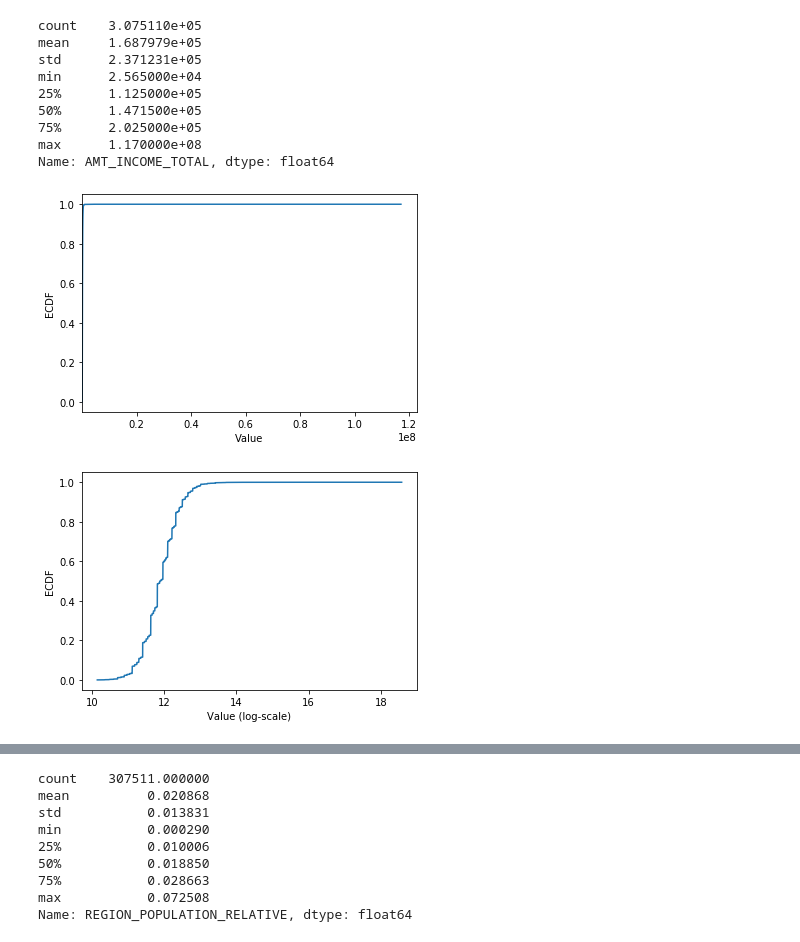
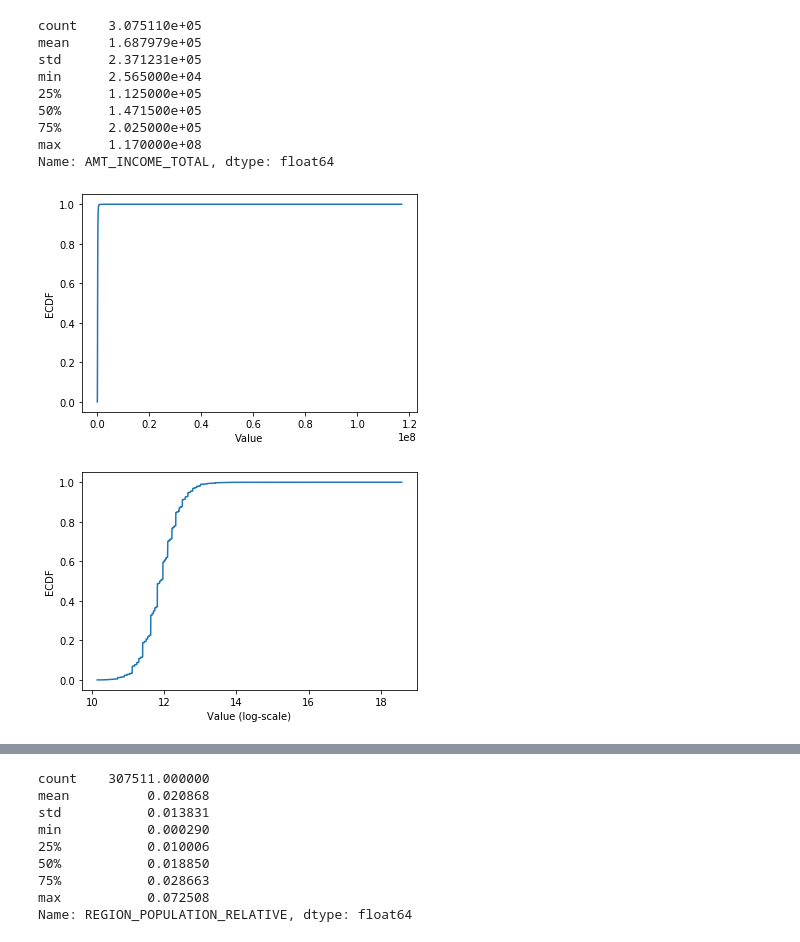
Before and after one commit to ss900371tw/3rd-ML100Days, a Jupyter notebook: homework/Day_009_HW/Day_009_HW.ipynb, the cells around one changed output, grey strips where cells are left out. Saved outputs shown, nothing was run; the diff lists cells and outputs as text; code cells hidden in the pictures.

```diff
--- a/homework/Day_009_HW/Day_009_HW.ipynb
+++ b/homework/Day_009_HW/Day_009_HW.ipynb
@@ -106,29 +106,29 @@ Name: AMT_INCOME_TOTAL, dtype: float64
 # %%
 # 繪製 Empirical Cumulative Density Plot (ECDF)
 """
 YOUR CODE HERE
 """
 
 cdf = app_train['AMT_INCOME_TOTAL'].value_counts().sort_index().cumsum()
 
 plt.plot(list(cdf.index), cdf/cdf.max())
 plt.xlabel('Value')
 plt.ylabel('ECDF')
-plt.xlim([cdf.index.min(), cdf.index.max() * 1.05]) # 限制顯示圖片的範圍
+#plt.xlim([cdf.index.min(), cdf.index.max() * 1.05]) # 限制顯示圖片的範圍
 plt.ylim([-0.05,1.05]) # 限制顯示圖片的範圍
 
 plt.show()
 
 # 改變 y 軸的 Scale, 讓我們可以正常檢視 ECDF
 plt.plot(np.log(list(cdf.index)), cdf/cdf.max())
 plt.xlabel('Value (log-scale)')
 plt.ylabel('ECDF')
 
 plt.ylim([-0.05,1.05]) # 限制顯示圖片的範圍
 
 plt.show()
 # %% [output]
-[figure, old version]
+[figure, new version]
 [figure]
 # %% [markdown]
 ## 補充：Normal dist 的 ECDF
```
Also changed, not shown: parts of 5 cells of this notebook.
